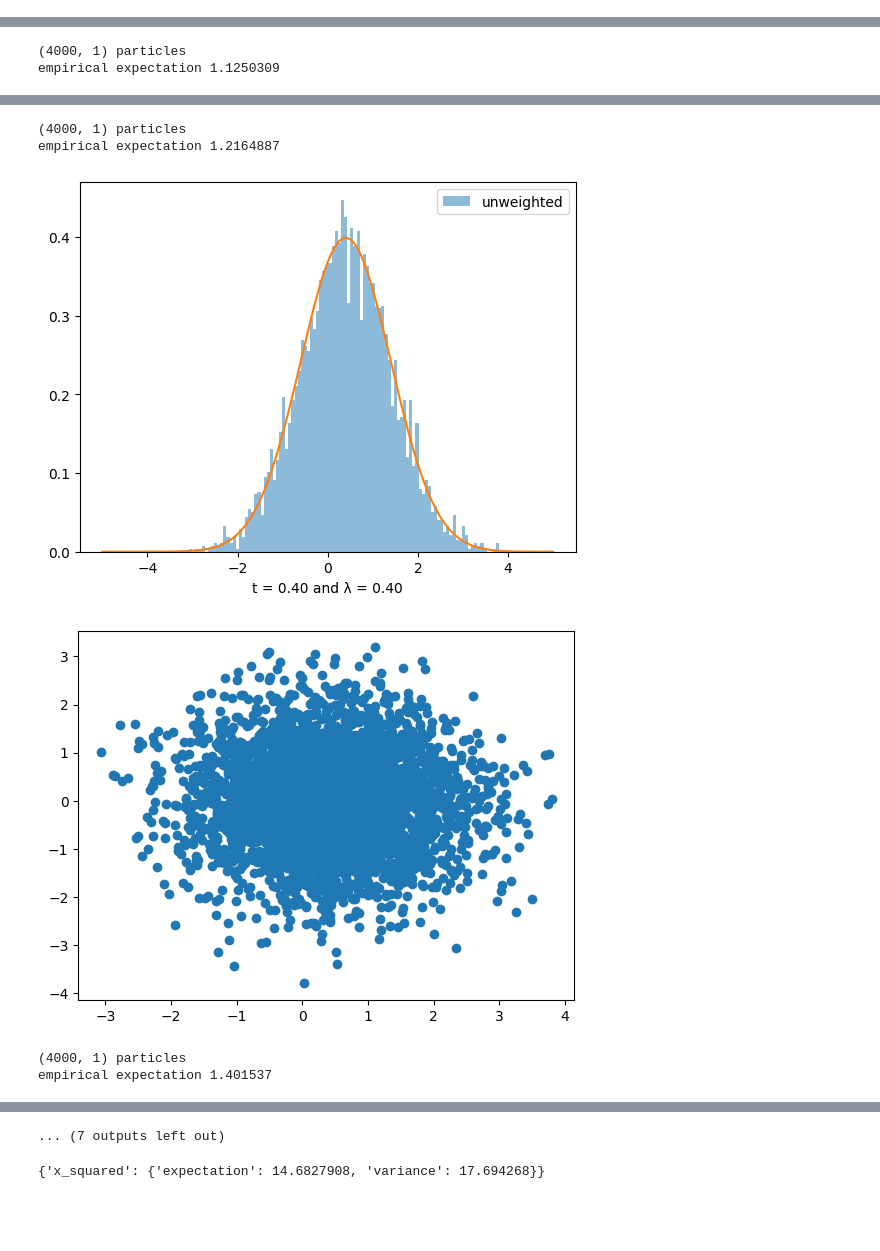
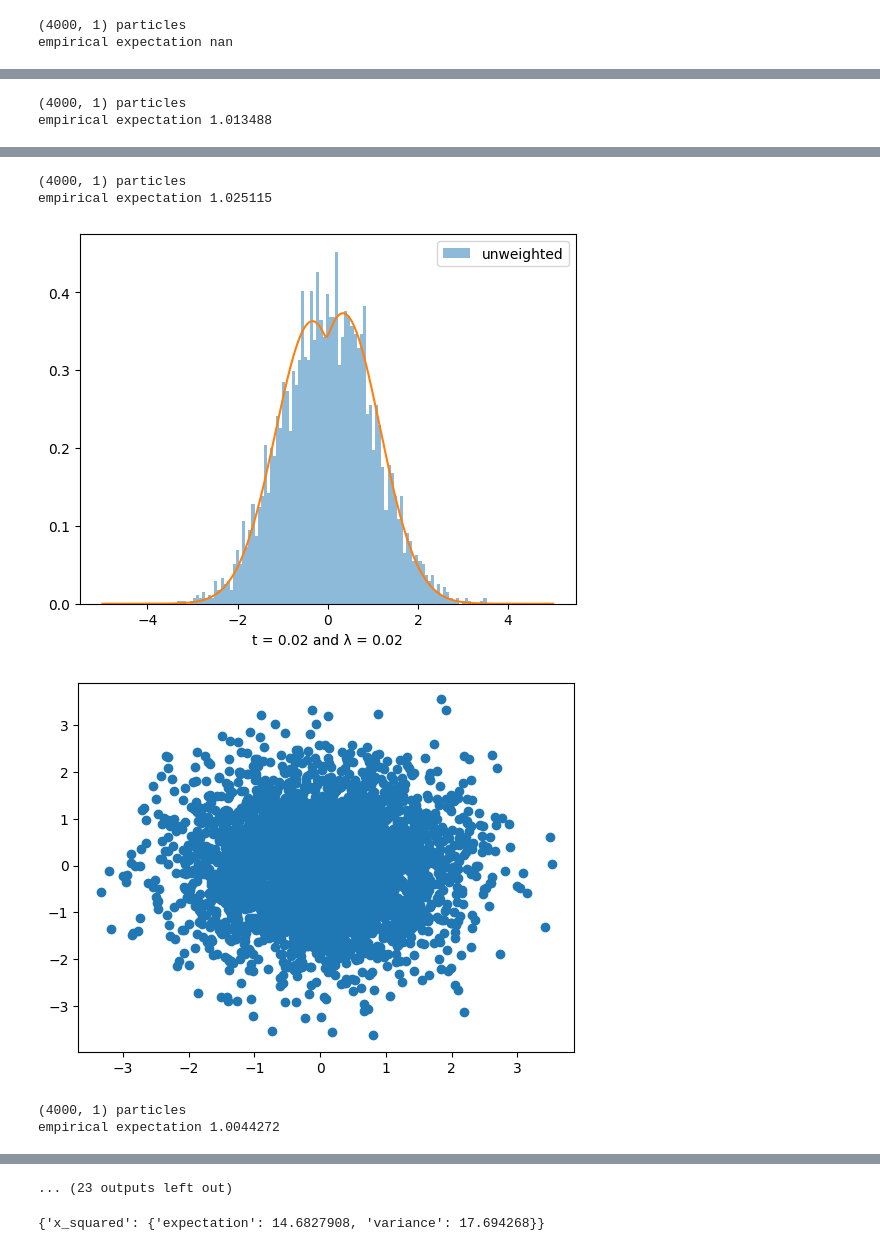
Before and after one commit to reubenharry/counterdiabatic-hmc, a Jupyter notebook: data/explore.ipynb, the cells around one changed output, grey strips where cells are left out. Drawn from its saved outputs; the diff is of its cells as text; code cells hidden in the pictures; blank space fills up the shorter version.

```diff
--- a/data/explore.ipynb
+++ b/data/explore.ipynb
@@ -114,9 +114,9 @@ def make_hist(file, system_name, use_weights=True):
 
 
 # system_name = 'gaussian_annealing'
-# system_name = 'mixture'
-system_name = 'gaussian_moving_mean'
-ansatz = 'polynomial'
+system_name = 'mixture'
+# system_name = 'gaussian_moving_mean'
+ansatz = 'neural_network'
 weighting = 'unweighted'
 
 # make_hist(file='naive/double_well/leapfrog/naive_weighted.pkl', i=0)
@@ -138,4 +136,6 @@ empirical expectation nan
+(4000, 1) particles
+empirical expectation nan
 [figure]
 [figure]
-(4000, 1) particles
-empirical expectation 1.1250309
+(4000, 1) particles
+empirical expectation 1.013488
@@ -144,6 +144,6 @@ empirical expectation 1.1250309
-(4000, 1) particles
-empirical expectation 1.2164887
+(4000, 1) particles
+empirical expectation 1.025115
-[figure, old version]
+[figure, new version]
-[figure, old version]
+[figure, new version]
-(4000, 1) particles
-empirical expectation 1.401537
+(4000, 1) particles
+empirical expectation 1.0044272
@@ -152,4 +151,4 @@ empirical expectation 1.401537
-... (7 outputs left out)
+... (23 outputs left out)
 # %%
 from src.simple_benchmark import calculate_double_well_expectations
 
```
Also changed, not shown: parts of 1 cell of this notebook, 5 other files.
